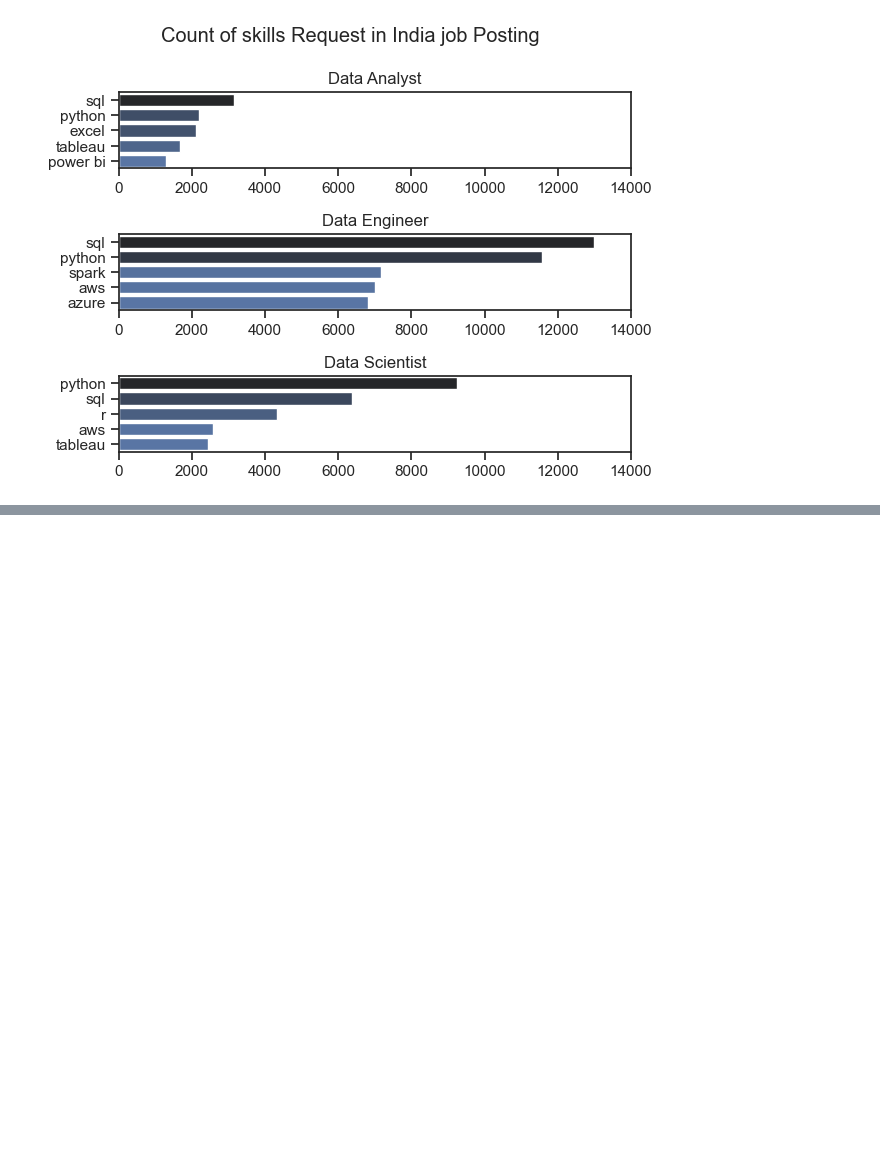
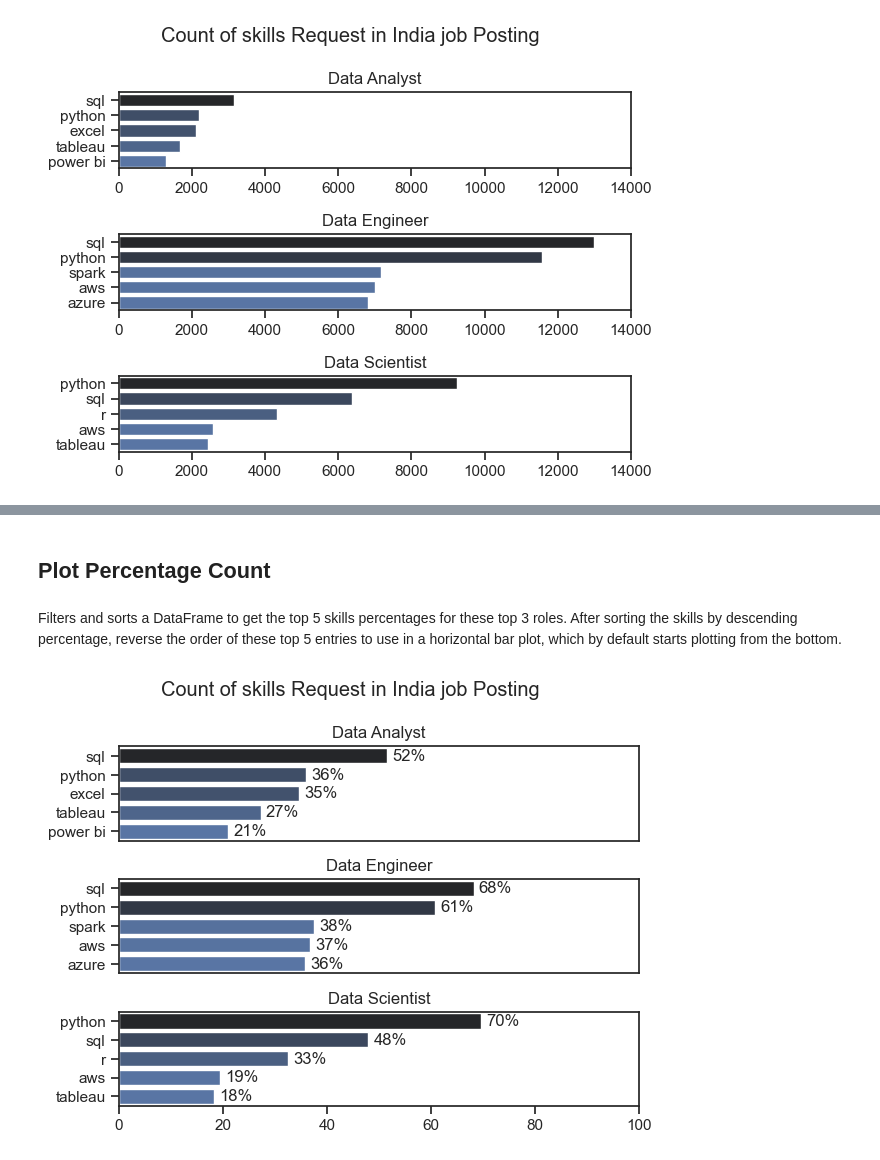
Before and after one commit to Shusil132/Data_analytics, a Jupyter notebook: DA_Project_1/Skills_Demand.ipynb, the cells around one changed output, grey strips where cells are left out. Drawn from its saved outputs; the diff is of its cells as text; code cells hidden in the pictures; blank space fills up the shorter version.

```diff
--- a/DA_Project_1/Skills_Demand.ipynb
+++ b/DA_Project_1/Skills_Demand.ipynb
@@ -125,0 +137,4 @@ fig.tight_layout()
+# %%
+job_title_count = df_IND['job_title_short'].value_counts()
+job_title_count = job_title_count.reset_index(name = 'total_jobs')
+job_title_count
@@ -125,0 +155,4 @@ fig.tight_layout()
+# %%
+df_skills_pct = pd.merge(df_skills_count, job_title_count , on = 'job_title_short', how = 'left')
+df_skills_pct['skills_pct'] = df_skills_pct['skill_count'] / df_skills_pct['total_jobs'] * 100
+df_skills_pct
@@ -125,0 +173,30 @@ fig.tight_layout()
+# %% [markdown]
+## Plot Percentage Count
+# %% [markdown]
+Filters and sorts a DataFrame to get the top 5 skills percentages for these top 3 roles. After sorting the skills by descending percentage, reverse the order of these top 5 entries to use in a horizontal bar plot, which by default starts plotting from the bottom.
+# %%
+fig, ax = plt.subplots(len(job_title),1)
+
+sns.set_theme(style='ticks')
+
+for i,title in enumerate(job_title):
+    df_plot = df_skills_pct[ df_skills_pct['job_title_short'] == title].head(5)
+    sns.barplot(data = df_plot, x ='skills_pct',y='job_skills',ax = ax[i], hue = 'skill_count', palette='dark:b_r',legend=False)
+    ax[i].set_title(title)
+    ax[i].set_xlabel('')
+    ax[i].set_ylabel('')
+    ax[i].set_xlim(0,100) # make the scales the same
+
+    # label the percentage on the bars
+    for n, val in enumerate(df_plot['skills_pct']):
+        ax[i].text(val+1, n, f'{val:.0f}%', va = 'center')
+
+    # remove the x-axis tick labels for better readability
+    if i != len(job_title)-1:
+        ax[i].set_xticks([])
+
+fig.suptitle('Count of skills Request in India job Posting')
+fig.tight_layout()
+plt.show()
+# %% [output]
+[figure, added]
```
Also changed, not shown: parts of 10 cells of this notebook.
